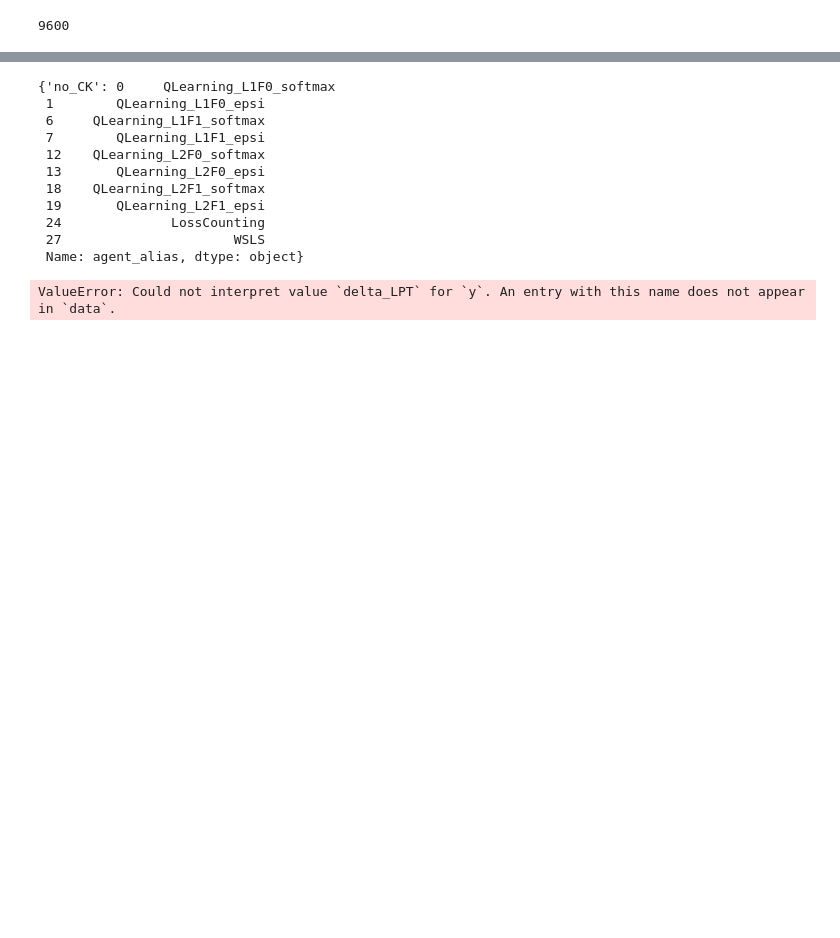
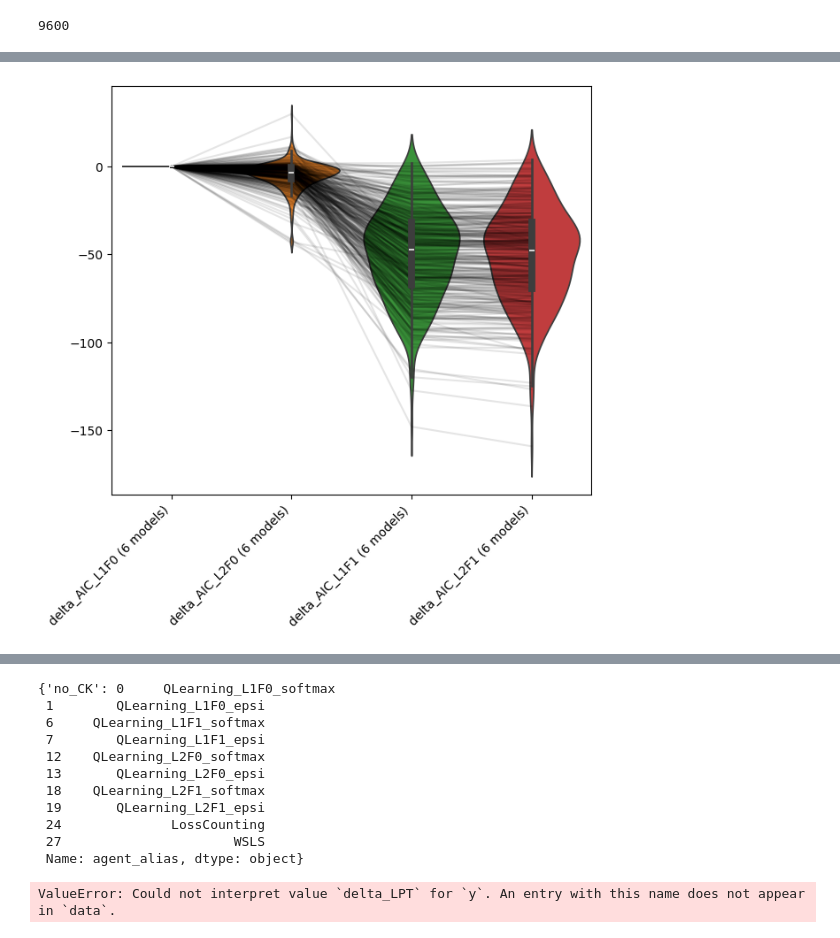
Before and after one commit to AllenNeuralDynamics/aind-dynamic-foraging-population-analysis, a Jupyter notebook: notebooks/demo_RL_models.ipynb, the cells around one changed output, grey strips where cells are left out. Cells and saved outputs as stored; diff of their text form; code cells hidden in the pictures; blank space fills up the shorter version.

```diff
--- a/notebooks/demo_RL_models.ipynb
+++ b/notebooks/demo_RL_models.ipynb
@@ -218,0 +224,17 @@ df_grouped = df.groupby(session_keys).agg(**agg_dict)
+# %%
+# Given a dictionary of to_compare, group all model names in each list of agents (compute mean within each group), and do paired test across groups
+to_compare = {"L1F0": df_foragers.query("agent_alias.str.contains('L1F0')").agent_alias,
+              "L2F0": df_foragers.query("agent_alias.str.contains('L2F0')").agent_alias,
+              "L1F1": df_foragers.query("agent_alias.str.contains('L1F1')").agent_alias,
+              "L2F1": df_foragers.query("agent_alias.str.contains('L2F1')").agent_alias,
+          }
+baseline_group = "L1F0"
+metric = "AIC"
+
+df = df_model_fitting_30_filtered.copy()
+df_grouped = compute_grouped_metrics(df, to_compare, baseline_group, metric)
+
+fig, ax = plt.subplots(figsize=(7, 6))
+plot_comparison_group(df_grouped, ax)
+# %% [output]
+[figure, added]
```
Also changed, not shown: parts of 13 cells of this notebook.
